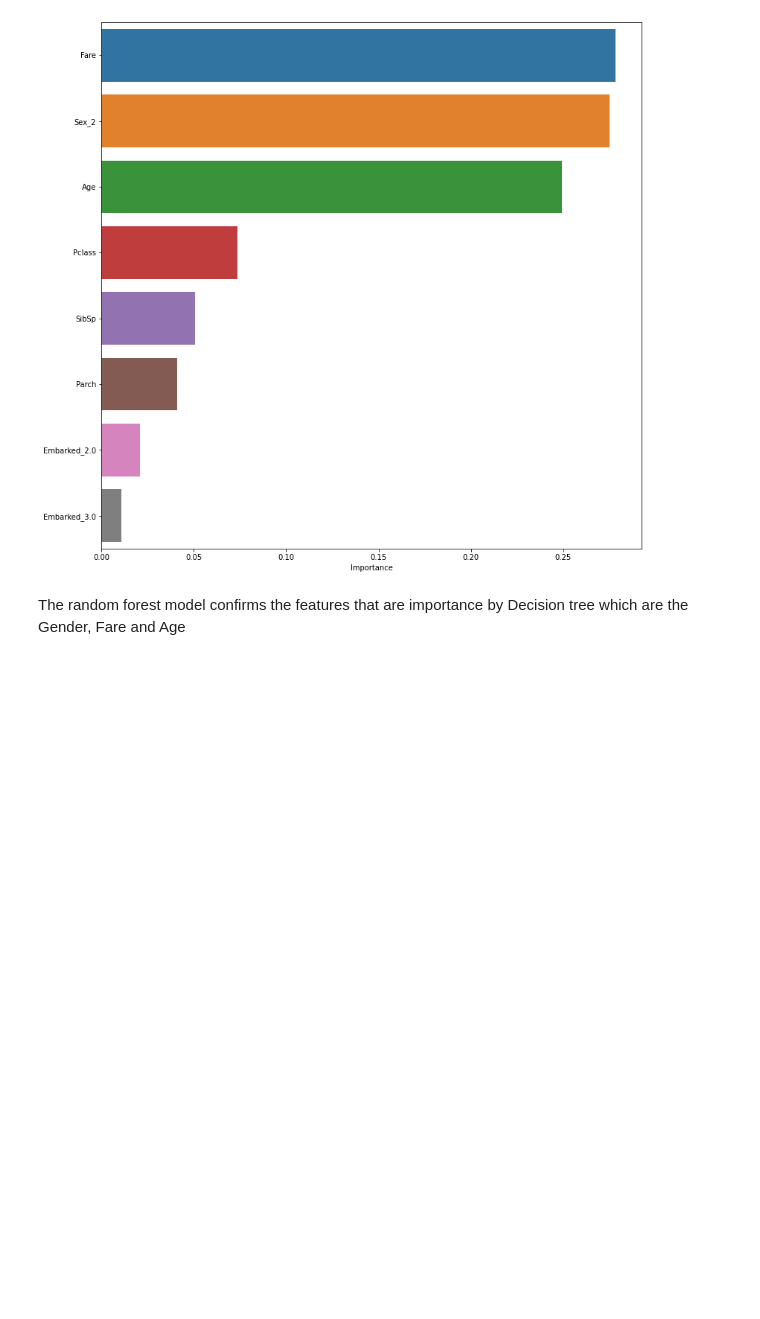
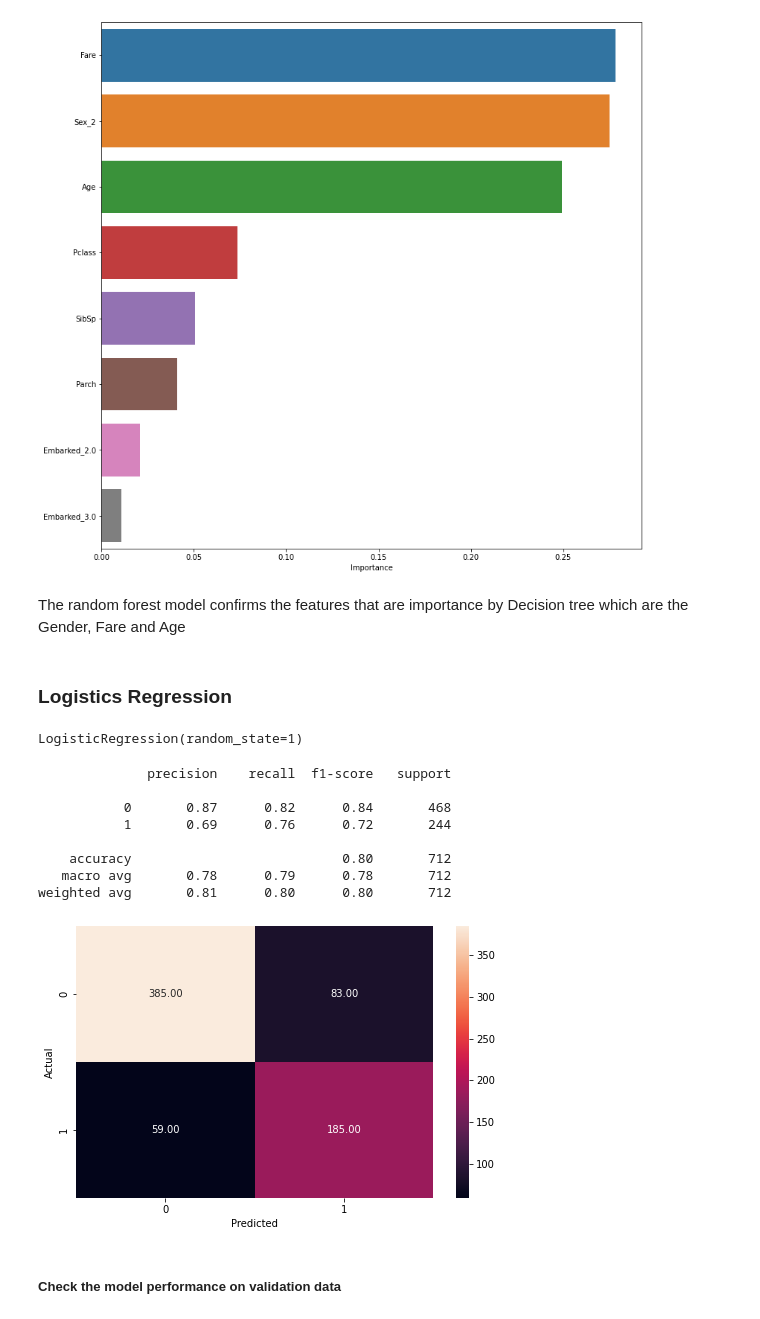
Before and after one commit to dabson2020/Projects-Portfolio, a Jupyter notebook: Classification/Titanic Prediction Project/THE TITANIC-latest.ipynb, the cells around one changed output. Saved outputs shown, nothing was run; the diff lists cells and outputs as text; code cells hidden in the pictures; blank space fills up the shorter version.

```diff
--- a/Classification/Titanic Prediction Project/THE TITANIC-latest.ipynb
+++ b/Classification/Titanic Prediction Project/THE TITANIC-latest.ipynb
@@ -604,3 +592,27 @@ sns.barplot(importance_df.Importance, importance_df.index)
 [figure]
 # %% [markdown]
 The random forest model confirms the features that are importance by Decision tree which are the Gender, Fare and Age
+# %% [markdown]
+### Logistics Regression
+# %%
+lr_model = LogisticRegression(random_state=1)
+# %%
+lr_model.fit(X_train,y_train)
+# %% [output]
+LogisticRegression(random_state=1)
+# %%
+y_pred = lr_model.predict(X_train)
+# %%
+metrics_score(y_pred, y_train)
+# %% [output]
+              precision    recall  f1-score   support
+
+           0       0.87      0.82      0.84       468
+           1       0.69      0.76      0.72       244
+
+    accuracy                           0.80       712
+   macro avg       0.78      0.79      0.78       712
+weighted avg       0.81      0.80      0.80       712
+[figure, added]
+# %% [markdown]
+##### Check the model performance on validation data
```
Also changed, not shown: parts of 47 cells of this notebook.
